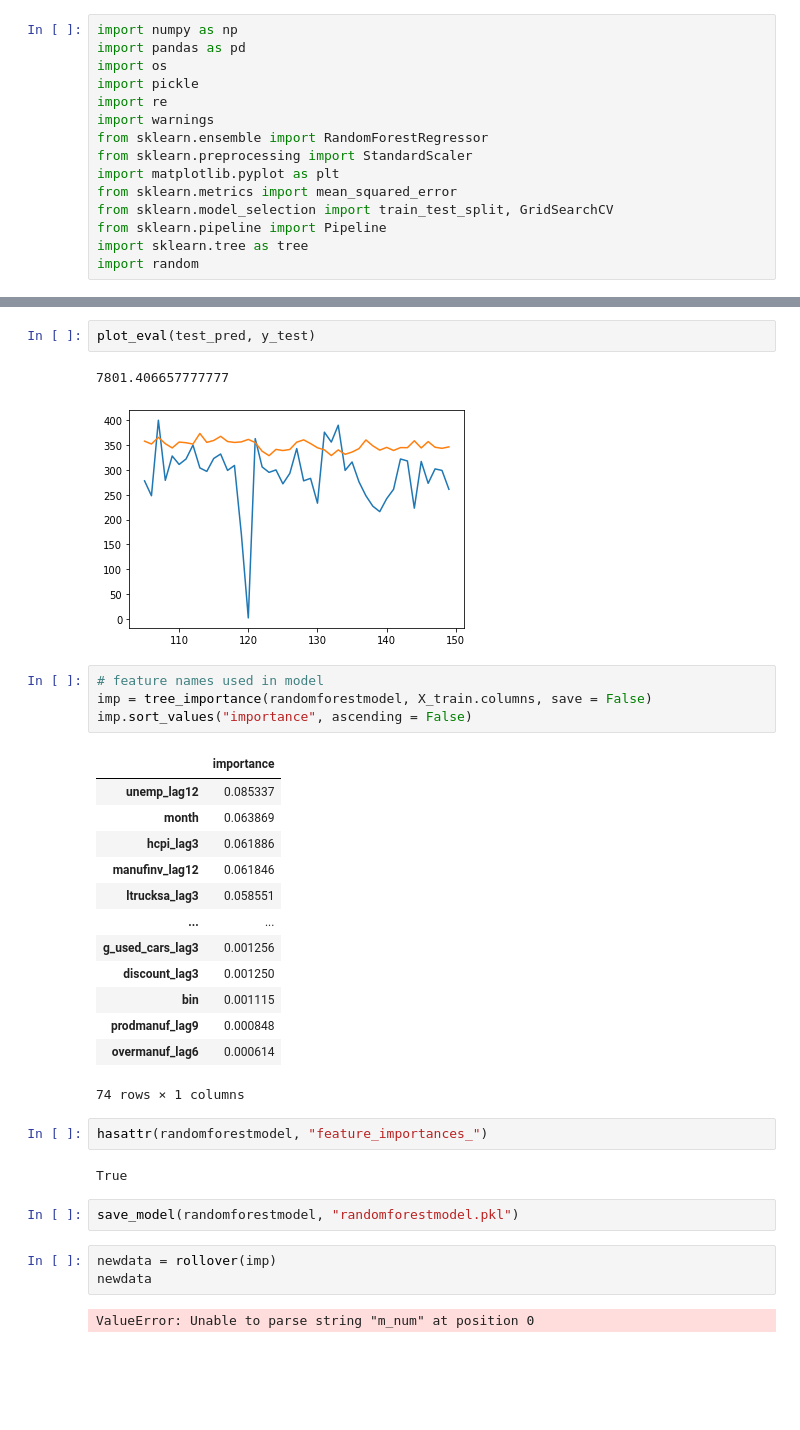
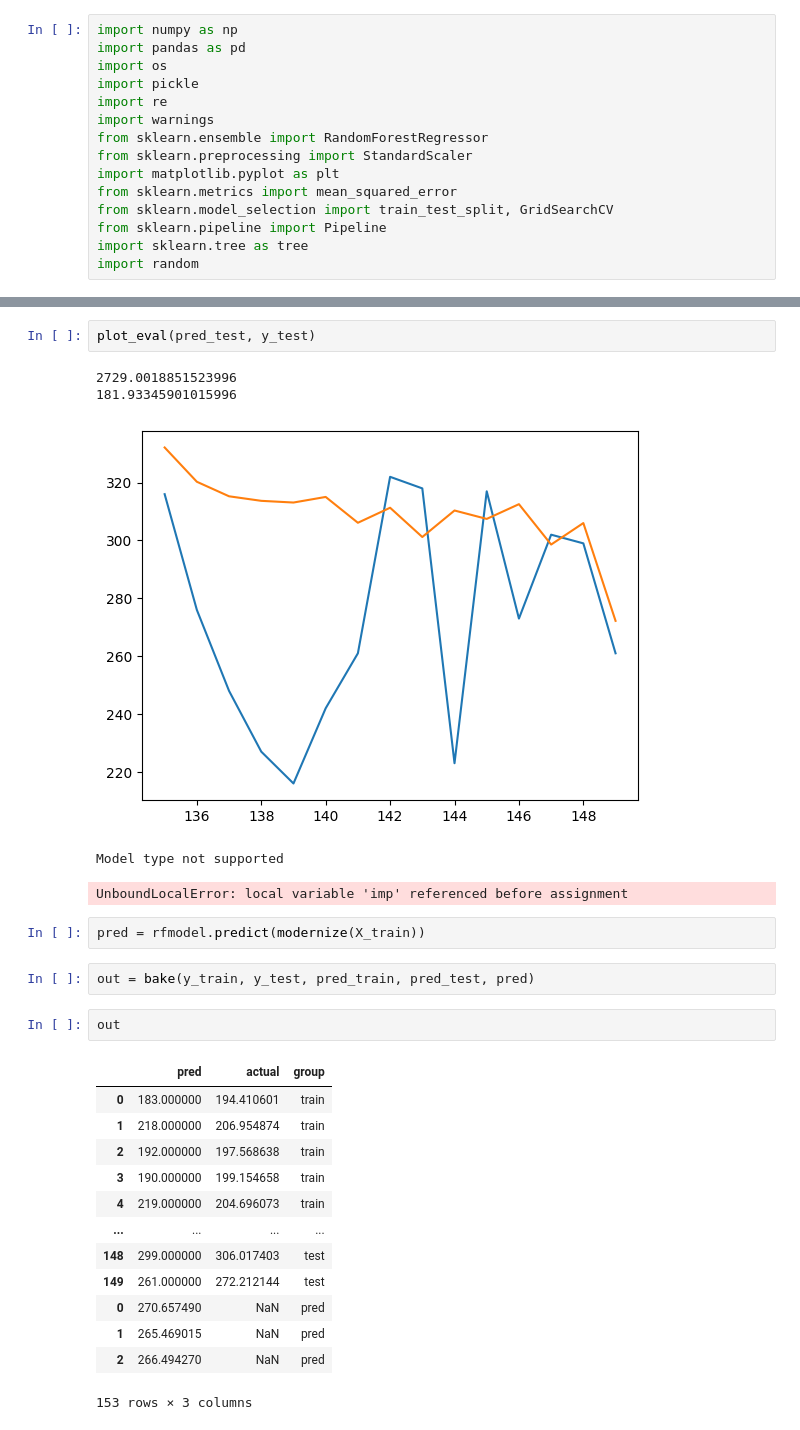
Before and after one commit to kmarkey/LJ_Leading_Indicators, a Jupyter notebook: random.ipynb, the cells around one changed output, grey strips where cells are left out. Drawn from its saved outputs; the diff is of its cells as text; blank space fills up the shorter version.

```diff
--- a/random.ipynb
+++ b/random.ipynb
@@ -76,34 +80,30 @@ plot_eval(train_pred, y_train)
 # %%
-plot_eval(test_pred, y_test)
+plot_eval(pred_test, y_test)
 # %% [output]
-7801.406657777777
+2729.0018851523996
+181.93345901015996
-[figure, old version]
+[figure, new version]
 # %%
-# feature names used in model
-imp = tree_importance(randomforestmodel, X_train.columns, save = False)
-imp.sort_values("importance", ascending = False)
 # %% [output]
-|  | importance |
-| unemp_lag12 | 0.085337 |
-| month | 0.063869 |
-| hcpi_lag3 | 0.061886 |
-| manufinv_lag12 | 0.061846 |
-| ltrucksa_lag3 | 0.058551 |
-| ... | ... |
-| g_used_cars_lag3 | 0.001256 |
-| discount_lag3 | 0.001250 |
-| bin | 0.001115 |
-| prodmanuf_lag9 | 0.000848 |
-| overmanuf_lag6 | 0.000614 |
-74 rows × 1 columns
+Model type not supported
+UnboundLocalError: local variable 'imp' referenced before assignment
 # %%
-hasattr(randomforestmodel, "feature_importances_")
+pred = rfmodel.predict(modernize(X_train))
-# %% [output]
-True
 # %%
-save_model(randomforestmodel, "randomforestmodel.pkl")
+out = bake(y_train, y_test, pred_train, pred_test, pred)
 # %%
-newdata = rollover(imp)
-newdata
+out
 # %% [output]
+|  | pred | actual | group |
+| 0 | 183.000000 | 194.410601 | train |
+| 1 | 218.000000 | 206.954874 | train |
+| 2 | 192.000000 | 197.568638 | train |
+| 3 | 190.000000 | 199.154658 | train |
+| 4 | 219.000000 | 204.696073 | train |
+| ... | ... | ... | ... |
+| 148 | 299.000000 | 306.017403 | test |
+| 149 | 261.000000 | 272.212144 | test |
+| 0 | 270.657490 | NaN | pred |
+| 1 | 265.469015 | NaN | pred |
+| 2 | 266.494270 | NaN | pred |
-ValueError: Unable to parse string "m_num" at position 0
+153 rows × 3 columns
```
Also changed, not shown: parts of 18 cells of this notebook, 23 other files.
